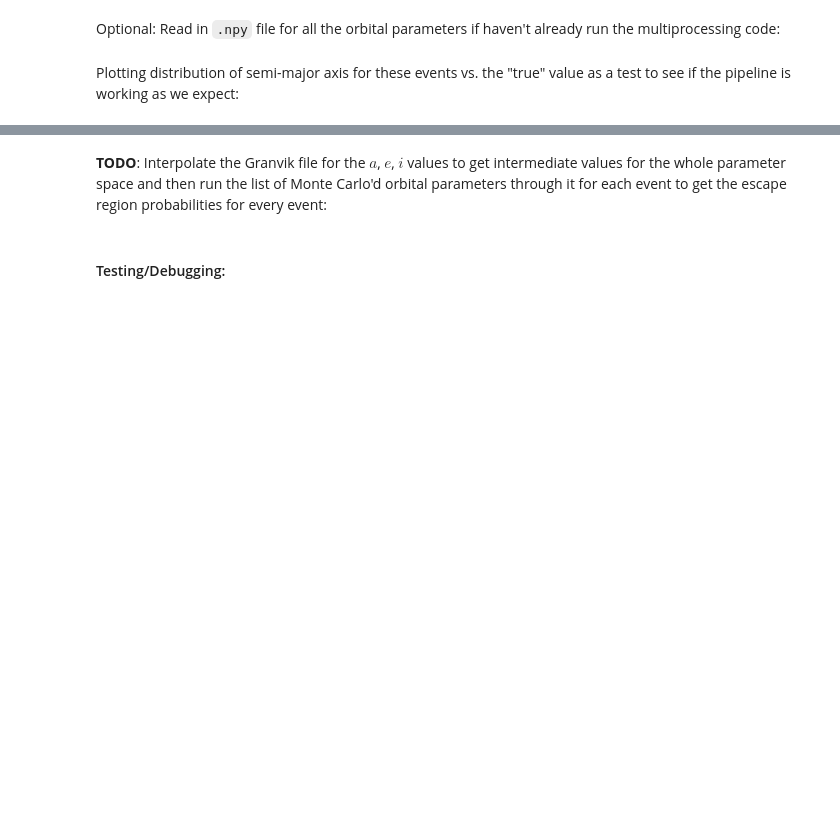
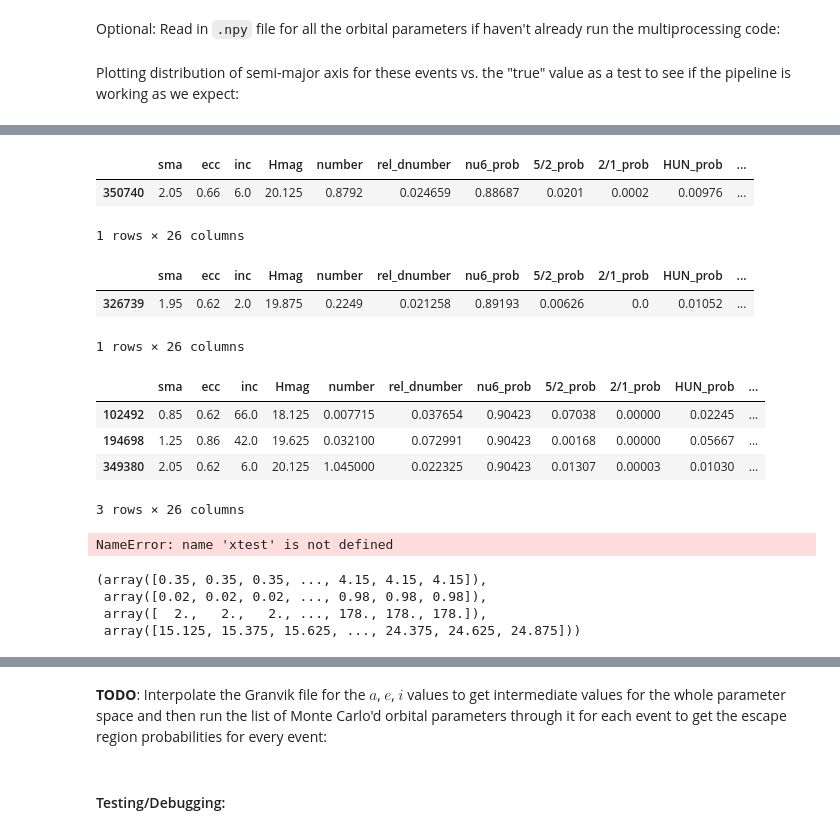
Before and after one commit to ia-chow/Thesis, a Jupyter notebook: speed_radiant_difference/monte_carlo_granvik_model.ipynb, the cells around one changed output, grey strips where cells are left out. Saved outputs shown, nothing was run; the diff lists cells and outputs as text; code cells hidden in the pictures; blank space fills up the shorter version.

```diff
--- a/speed_radiant_difference/monte_carlo_granvik_model.ipynb
+++ b/speed_radiant_difference/monte_carlo_granvik_model.ipynb
@@ -277,0 +404,3 @@ true_smas[event_ind], np.median(filtered_array)
+# %%
+testinterp = scipy.interpolate.NearestNDInterpolator(xtest, np.array(granvik_model['nu6_prob']),
+                                                     rescale=True)(np.array([[2.002317, 0.636153, 5.553677, 20.]]))
@@ -277,0 +449,20 @@ true_smas[event_ind], np.median(filtered_array)
+# %%
+granvik_model.iloc[common_index_ub]
+# %% [output]
+|  | sma | ecc | inc | Hmag | number | rel_dnumber | nu6_prob | 5/2_prob | 2/1_prob | HUN_prob | ... |
+| 350740 | 2.05 | 0.66 | 6.0 | 20.125 | 0.8792 | 0.024659 | 0.88687 | 0.0201 | 0.0002 | 0.00976 | ... |
+1 rows × 26 columns
+# %%
+granvik_model.iloc[common_index_lb]
+# %% [output]
+|  | sma | ecc | inc | Hmag | number | rel_dnumber | nu6_prob | 5/2_prob | 2/1_prob | HUN_prob | ... |
+| 326739 | 1.95 | 0.62 | 2.0 | 19.875 | 0.2249 | 0.021258 | 0.89193 | 0.00626 | 0.0 | 0.01052 | ... |
+1 rows × 26 columns
+# %%
+granvik_model.loc[granvik_model['nu6_prob'] == testinterp[0]]
+# %% [output]
+|  | sma | ecc | inc | Hmag | number | rel_dnumber | nu6_prob | 5/2_prob | 2/1_prob | HUN_prob | ... |
+| 102492 | 0.85 | 0.62 | 66.0 | 18.125 | 0.007715 | 0.037654 | 0.90423 | 0.07038 | 0.00000 | 0.02245 | ... |
+| 194698 | 1.25 | 0.86 | 42.0 | 19.625 | 0.032100 | 0.072991 | 0.90423 | 0.00168 | 0.00000 | 0.05667 | ... |
+| 349380 | 2.05 | 0.62 | 6.0 | 20.125 | 1.045000 | 0.022325 | 0.90423 | 0.01307 | 0.00003 | 0.01030 | ... |
+3 rows × 26 columns
@@ -277,0 +486,13 @@ true_smas[event_ind], np.median(filtered_array)
+# %%
+scipy.interpolate.RBFInterpolator(xtest, np.array(granvik_model['nu6_prob']), neighbors=1e4, kernel='linear')(np.array([[2.002317, 0.636153, 5.553677, 20.]]))
+# %% [output]
+NameError: name 'xtest' is not defined
+# %%
+xtest = np.array(granvik_model[['sma', 'ecc', 'inc', 'Hmag']])
+smas, eccs, incs, Hs = tuple(xtest.T)
+smas, eccs, incs, Hs
+# %% [output]
+(array([0.35, 0.35, 0.35, ..., 4.15, 4.15, 4.15]),
+ array([0.02, 0.02, 0.02, ..., 0.98, 0.98, 0.98]),
+ array([  2.,   2.,   2., ..., 178., 178., 178.]),
+ array([15.125, 15.375, 15.625, ..., 24.375, 24.625, 24.875]))
```
Also changed, not shown: parts of 74 cells of this notebook, 2 other files.
